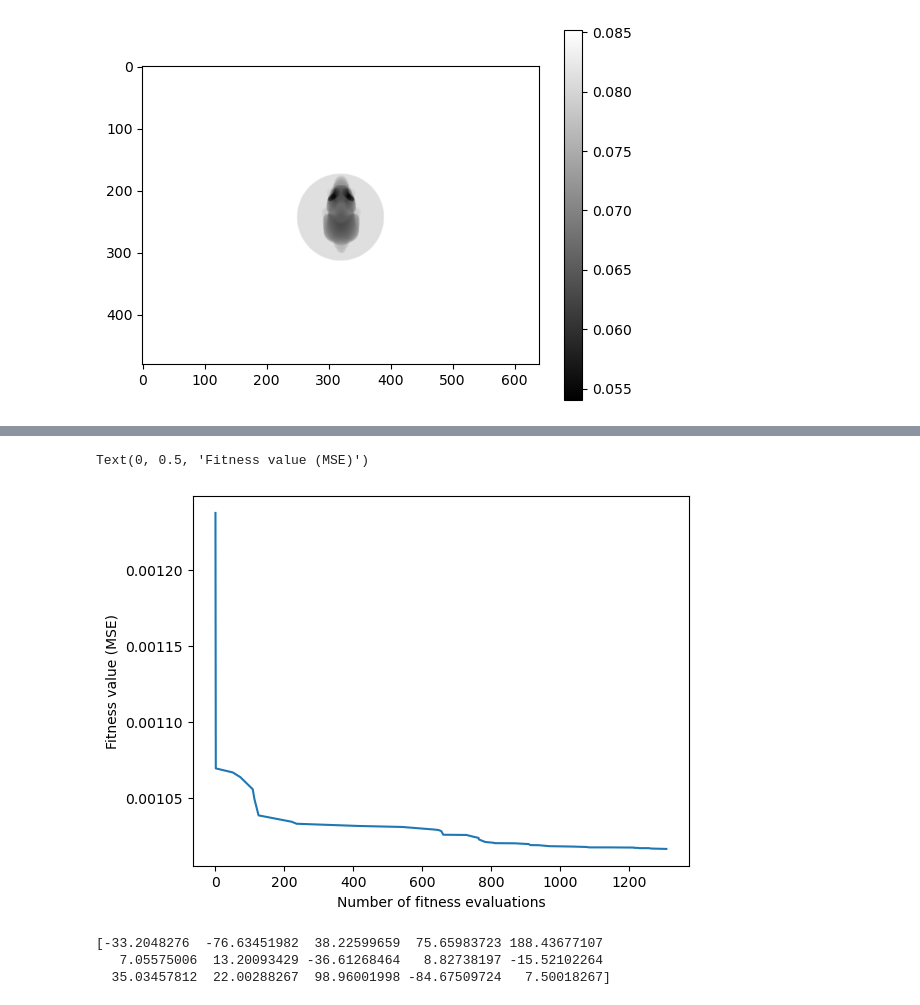
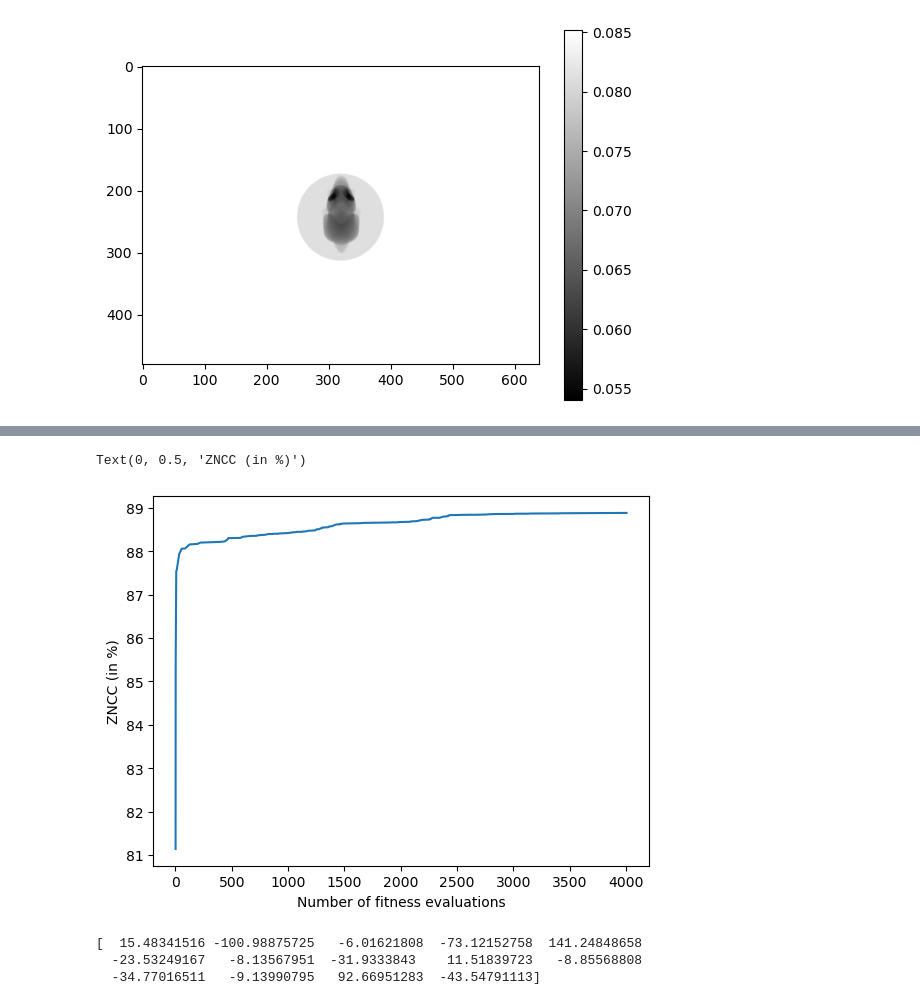
Before and after one commit to Sunday-nwokolo/MyProjects, a Jupyter notebook: One projection.ipynb, the cells around one changed output, grey strips where cells are left out. Drawn from its saved outputs; the diff is of its cells as text; code cells hidden in the pictures.

```diff
--- a/One projection.ipynb
+++ b/One projection.ipynb
@@ -220,7 +221,6 @@ x_default = [
 
     alpha_x,
     alpha_y,
-    alpha_z
 ]
 # %%
 # Initialise gVXR using our JSON file
@@ -327,4 +295,5 @@ displayResult(x_default)
 # %%
+utils.figsize = (15, 12)
 utils.ref_image, utils.selected_angles, utils.indices = getReference(I_flat, angles_in_deg, 4)
 # %%
 opts = cma.CMAOptions()
@@ -335,13 +304,13 @@ opts['bounds'] = [[-200, -1000, -200, # source position
                    -200,    0, -200,  # detector position
                    -200, -200, -200,  # rotation axis position
                    -200, -200, -200,  # object position on turntable
-                   -180, -180, -180], # object orientation
+                   -180, -180], # object orientation
 
                   [ 200,    0, 200,   # source position
                     200, 1000, 200,   # detector position
                     200,  200, 200,   # rotation axis position
                     200,  200, 200,   # object position on turntable
-                    180,  180, 180]]; # object orientation
+                    180,  180]]; # object orientation
 
 x_fname       = current_folder + "/" + data_path + "/x_best1.dat"
 fitness_fname = current_folder + "/" + data_path + "/fitness_set1.npz"
@@ -349,12 +318,18 @@ utils.plot_directory = current_folder + "/" + data_path + "/plot1"
 
 if not os.path.exists(x_fname) or not os.path.exists(fitness_fname):
 
+    if os.path.isdir(utils.plot_directory):
+        shutil.rmtree(utils.plot_directory)
+
+    if not os.path.exists(utils.plot_directory):
+        os.mkdir(utils.plot_directory)
+
     utils.best_fitness = sys.float_info.max
     utils.fitness_set = []
     utils.counter = 1
 
     start_time = time.time();
-    es = cma.CMAEvolutionStrategy(x_default, 0.5, opts);
+    es = cma.CMAEvolutionStrategy(x_default, 5, opts);
     es.optimize(fitnessMSE);
     elapsed_time = time.time() - start_time
 
@@ -390,6 +388,19 @@ displayResult(x_best1, figsize=(15, 12))
 # %%
-opts.set('tolfun', 1e-5);
-opts['tolx'] = 1e-5;
+opts.set('tolfun', 1e-4);
+opts['tolx'] = 1e-4;
+
+x_current = x_best1
+opts['bounds'] = [[x_current[ 0] - 20, x_current[ 1] - 20, x_current[ 2] - 20,  # source position
+                   x_current[ 3] - 20, x_current[ 4] - 20, x_current[ 5] - 20,  # detector position
+                   x_current[ 6] - 20, x_current[ 7] - 20, x_current[ 8] - 20,  # rotation axis position
+                   x_current[ 9] - 20, x_current[10] - 20, x_current[11] - 20,  # object position on turntable
+                   x_current[12] - 30, x_current[13] - 30],                     # object orientation
+
+                  [x_current[ 0] + 20, x_current[ 1] + 20, x_current[ 2] + 20,  # source position
+                   x_current[ 3] + 20, x_current[ 4] + 20, x_current[ 5] + 20,  # detector position
+                   x_current[ 6] + 20, x_current[ 7] + 20, x_current[ 8] + 20,  # rotation axis position
+                   x_current[ 9] + 20, x_current[10] + 20, x_current[11] + 20,  # object position on turntable
+                   x_current[12] + 30, x_current[13] + 30]]                     # object orientation
 
 x_fname       = current_folder + "/" + data_path + "/x_best2.dat"
 fitness_fname = current_folder + "/" + data_path + "/fitness_set2.npz"
@@ -397,13 +408,19 @@ utils.plot_directory = current_folder + "/" + data_path + "/plot2"
 
 if not os.path.exists(x_fname) or not os.path.exists(fitness_fname):
 
+    if os.path.isdir(utils.plot_directory):
+        shutil.rmtree(utils.plot_directory)
+
+    if not os.path.exists(utils.plot_directory):
+        os.mkdir(utils.plot_directory)
+
     utils.best_fitness = sys.float_info.max
     utils.fitness_set = []
     utils.counter = 1
 
     start_time = time.time();
     es = cma.CMAEvolutionStrategy(x_best1, 0.5, opts);
-    es.optimize(fitnessMSE);
+    es.optimize(fitnessZNCC);
     elapsed_time = time.time() - start_time
 
     x_best2 = es.result.xbest
@@ -421,16 +456,16 @@ else:
 # %%
-plt.plot(utils.fitness_set[:,0], utils.fitness_set[:,1])
+plt.plot(utils.fitness_set[:,0], 100*utils.fitness_set[:,1])
 plt.xlabel("Number of fitness evaluations")
-plt.ylabel("Fitness value (MSE)")
+plt.ylabel("ZNCC (in %)")
 # %% [output]
-Text(0, 0.5, 'Fitness value (MSE)')
+Text(0, 0.5, 'ZNCC (in %)')
-[figure, old version]
+[figure, new version]
 # %%
 print(x_best2)
 # %% [output]
-[-33.2048276  -76.63451982  38.22599659  75.65983723 188.43677107
-   7.05575006  13.20093429 -36.61268464   8.82738197 -15.52102264
-  35.03457812  22.00288267  98.96001998 -84.67509724   7.50018267]
+[  15.48341516 -100.98875725   -6.01621808  -73.12152758  141.24848658
+  -23.53249167   -8.13567951  -31.9333843    11.51839723   -8.85568808
+  -34.77016511   -9.13990795   92.66951283  -43.54791113]
 # %%
 displayResult(x_best2, figsize=(15, 12))
 # %% [output]
```
Also changed, not shown: parts of 26 cells of this notebook, 8 other files.
